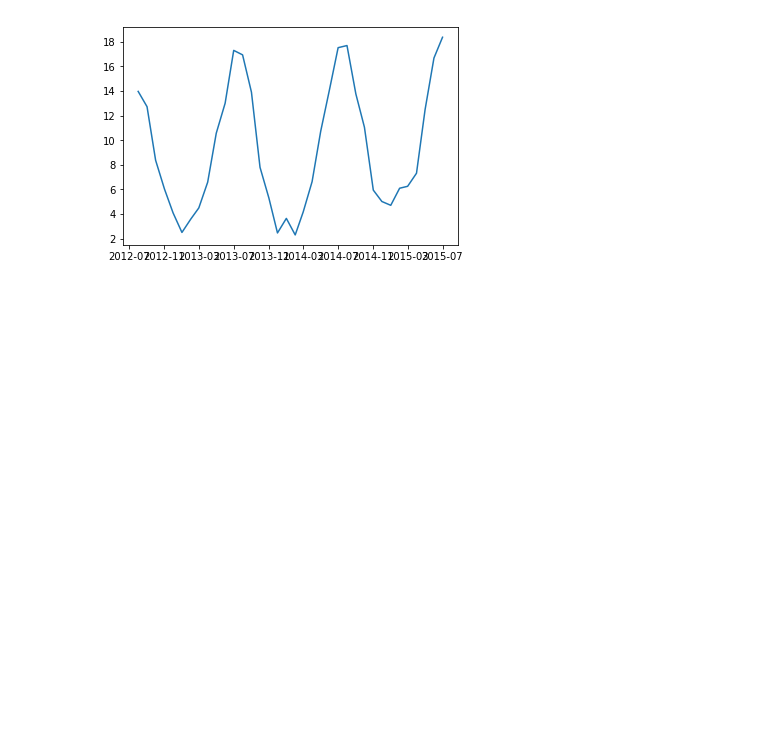
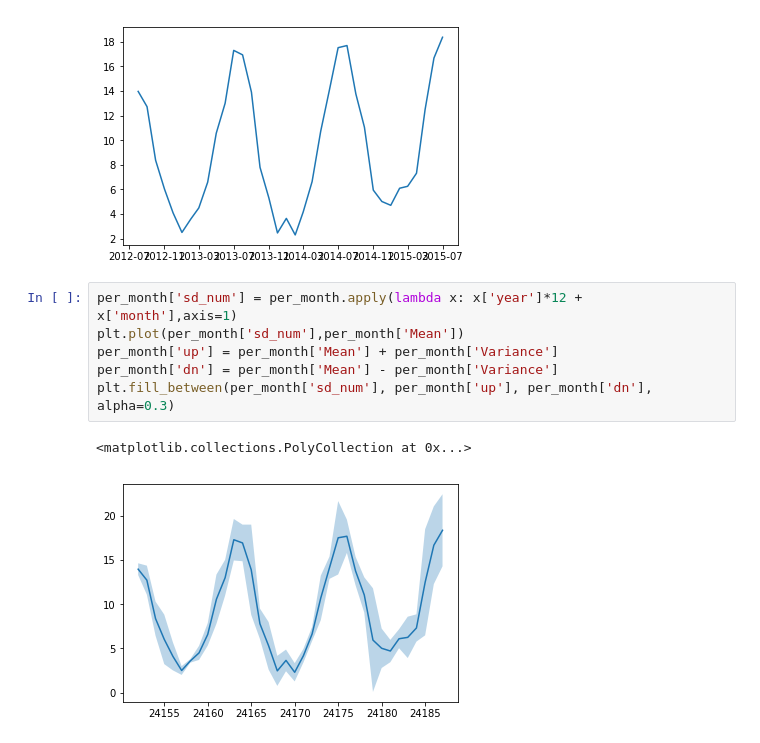
Before and after one commit to GibbsConsulting/ds-collateral, a Jupyter notebook: notebooks/WaterTemperatureTimeSeries.ipynb, the cells around one changed output. Saved outputs shown, nothing was run; the diff lists cells and outputs as text; blank space fills up the shorter version.

Commit message:
Add in some error bars as fill area

```diff
--- a/notebooks/WaterTemperatureTimeSeries.ipynb
+++ b/notebooks/WaterTemperatureTimeSeries.ipynb
@@ -35,3 +35,12 @@ plt.plot(per_month['start_date'],per_month['Mean'])
 # %% [output]
 [<matplotlib.lines.Line2D at 0x...>]
 [figure]
+# %%
+per_month['sd_num'] = per_month.apply(lambda x: x['year']*12 + x['month'],axis=1)
+plt.plot(per_month['sd_num'],per_month['Mean'])
+per_month['up'] = per_month['Mean'] + per_month['Variance']
+per_month['dn'] = per_month['Mean'] - per_month['Variance']
+plt.fill_between(per_month['sd_num'], per_month['up'], per_month['dn'], alpha=0.3)
+# %% [output]
+<matplotlib.collections.PolyCollection at 0x...>
+[figure, added]
```
